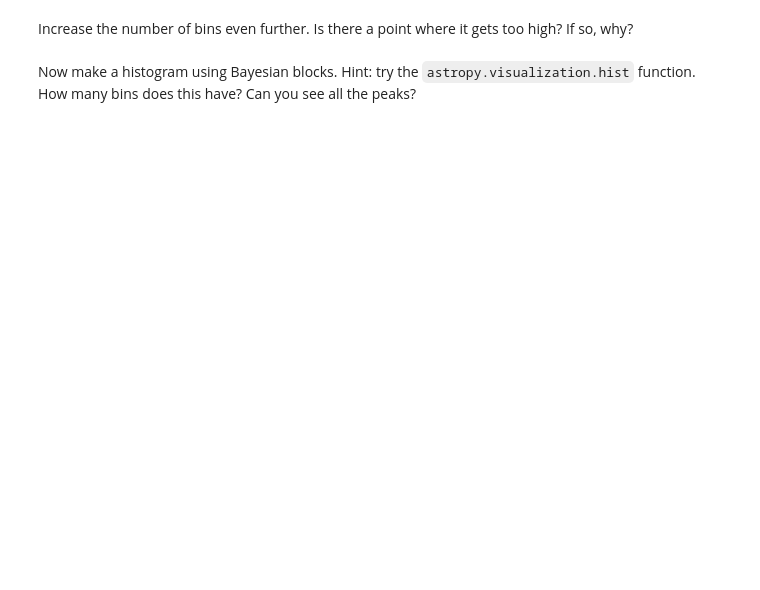
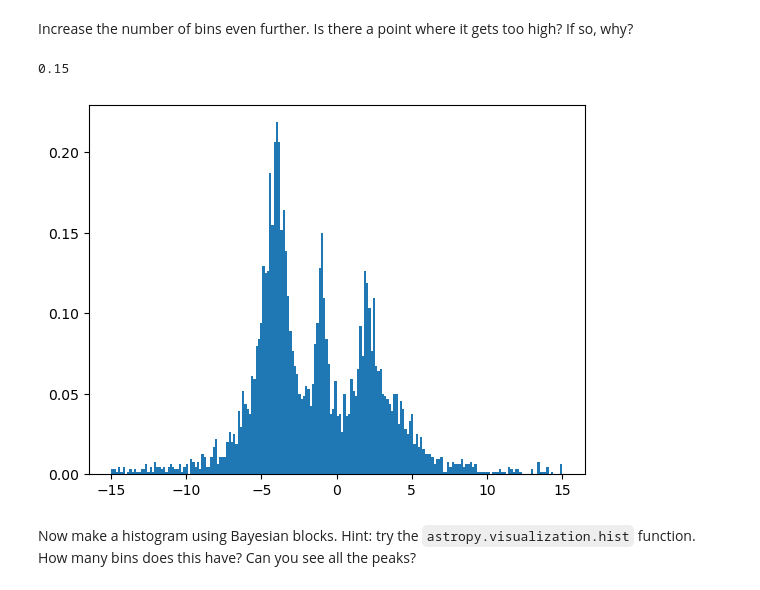
Before and after one commit to ASTR154/nonparametric-modeling, a Jupyter notebook: nonparametric-modeling.ipynb, the cells around one changed output. Cells and saved outputs as stored; diff of their text form; code cells hidden in the pictures; blank space fills up the shorter version.

```diff
--- a/nonparametric-modeling.ipynb
+++ b/nonparametric-modeling.ipynb
@@ -35,2 +44,14 @@ plt.hist(  # complete
+# %%
+# Past 200 bins seems unnecessary because the bin widths will
+# be so small that each data set is considered a peak. After 200
+# bins, smaller peaks form which detracts from the important peaks.
+
+n = 200
+plt.hist(x, bins=n, density=True)
+print(30/n)
+plt.show()
+# %% [output]
+0.15
+[figure, added]
 # %% [markdown]
 Now make a histogram using Bayesian blocks. Hint: try the `astropy.visualization.hist` function. How many bins does this have? Can you see all the peaks?
```
Also changed, not shown: parts of 30 cells of this notebook.
